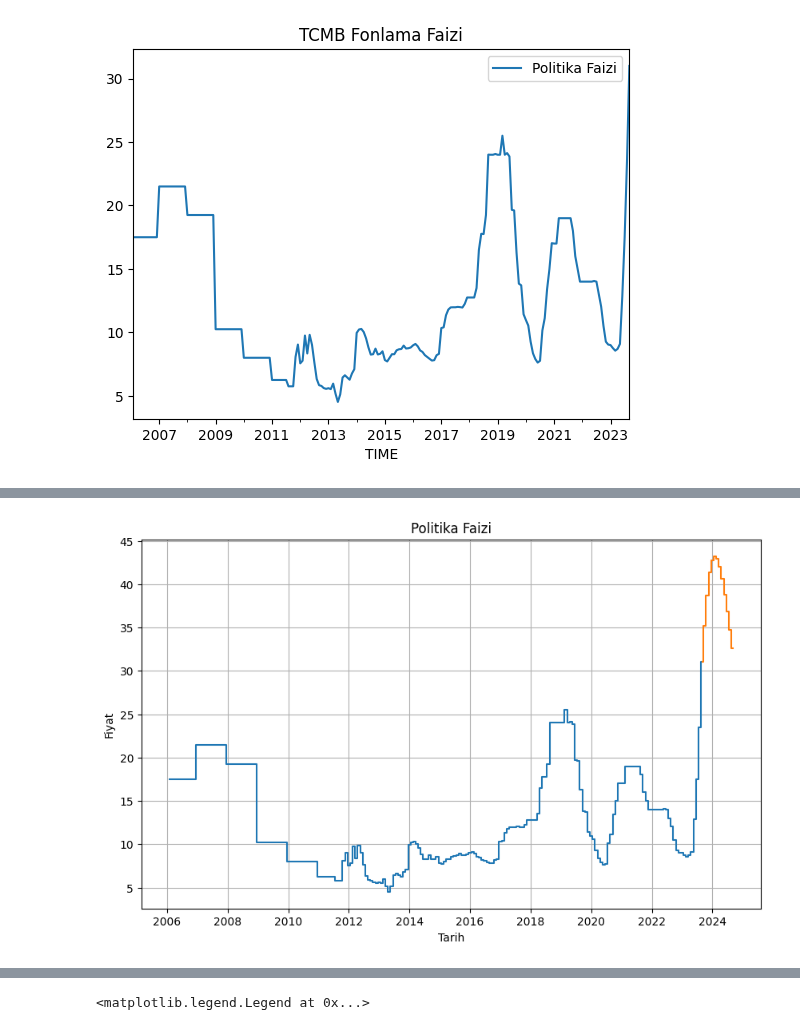
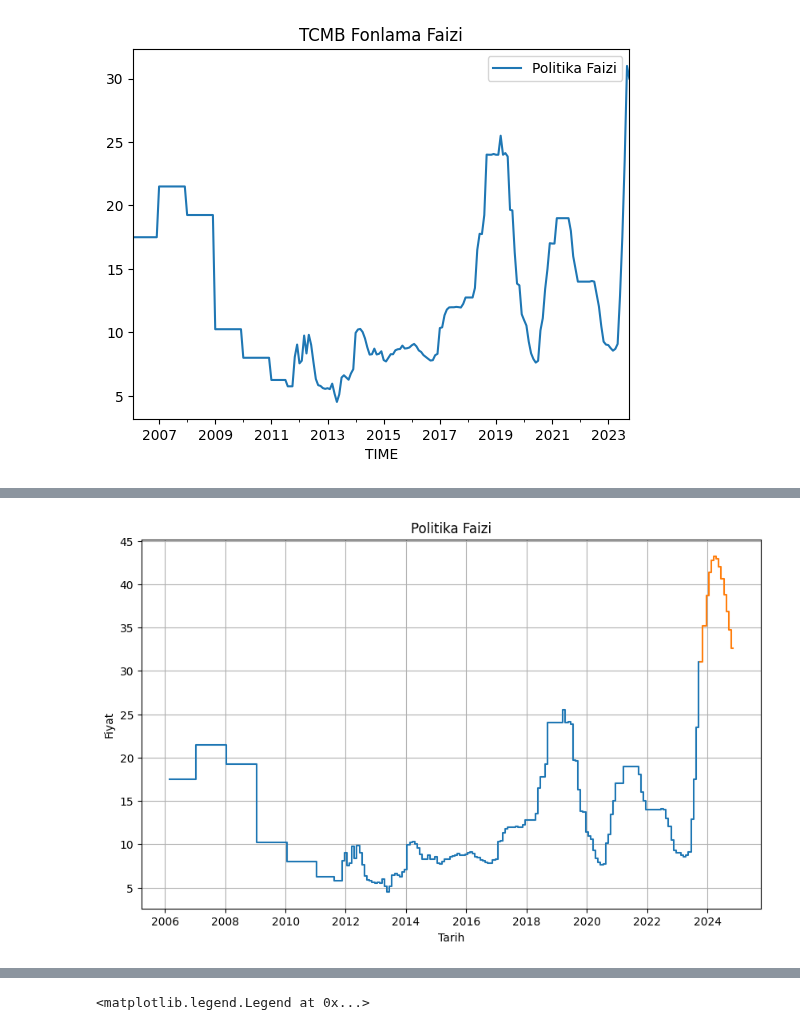
Before and after one commit to kaboya19/InflationForecast, a Jupyter notebook: InflationForecast.ipynb, the cells around one changed output, grey strips where cells are left out. Cells and saved outputs as stored; diff of their text form; code cells hidden in the pictures.

```diff
--- a/InflationForecast.ipynb
+++ b/InflationForecast.ipynb
@@ -367,7 +370,6 @@ pfaiz.iloc[23:35,1]=19.25
 pfaiz.iloc[35:47,1]=10.25
 pfaiz.iloc[47:59,1]=8
 pfaiz["Faiz"]=pfaiz["Faiz"].astype(float)
-pfaiz=pfaiz.head(212)
 pfaiz
 # %% [output]
 |  | Tarih | Faiz |
@@ -386,5 +388,5 @@ pfaiz
 # %%
-dates=pd.date_range('2006-02-01','2023-10-01' , freq='1M')-pd.offsets.MonthBegin(1)
+dates=pd.date_range('2006-02-28','2023-11-29' , freq='1M')
 pfaiz=pd.DataFrame(pfaiz)
 pfaiz.columns=["Tarih","Politika Faizi"]
 pfaiz["TIME"]=dates
@@ -606,31 +577,31 @@ plt.legend()
 # %%
 # En uygun parametrelerle ARIMA modelini eğitme
 optimal_model = ARIMA(pfaiz.head(212), order=(4,1,1))
 optimal_model_fit = optimal_model.fit()
 
 # Gelecek 12 ay için tahmin yapma
 optimal_future_forecast = optimal_model_fit.forecast(steps=12)
 optimal_future_predictions = optimal_future_forecast.values
 
-optimal_future_predictions = pd.DataFrame(optimal_future_predictions,index=pd.date_range('2023-10-01', periods=12, freq='M'))
+optimal_future_predictions = pd.DataFrame(optimal_future_predictions,index=pd.date_range('2023-11-01', periods=12, freq='M'))
 
 faiztahmin=pd.DataFrame(optimal_future_predictions)
 faiztahmin.columns=["Politika Faizi"]
-faiztahmin=faiztahmin.set_index(pd.date_range('2023-10-01','2024-10-01' , freq='1M')-pd.offsets.MonthBegin(1))
+faiztahmin=faiztahmin.set_index(pd.date_range('2023-11-01','2024-11-01' , freq='1M'))
 faiztahmin=pd.concat([pfaiz.head(212),faiztahmin],axis=0)
 kademeli = [faiztahmin.iloc[0]]
 for i in range(1, len(faiztahmin)):
     kademeli.append(faiztahmin.iloc[i])
 
 # Tarihleri x ekseni olarak ve kademeli fiyatları y ekseni olarak kullanarak kademeli bir grafik çiz
 plt.figure(figsize=(10, 6))
 plt.step(faiztahmin[:212].index, kademeli[:212], where='mid', linestyle='-')
 plt.step(faiztahmin[211:].index, kademeli[211:], where='mid', linestyle='-')
 plt.title('Politika Faizi')
 plt.xlabel('Tarih')
 plt.ylabel('Fiyat')
 plt.grid(True)
 # %% [output]
-[figure, old version]
+[figure, new version]
 # %%
 # En uygun parametrelerle ARIMA modelini eğitme
```
Also changed, not shown: parts of 33 cells of this notebook.
